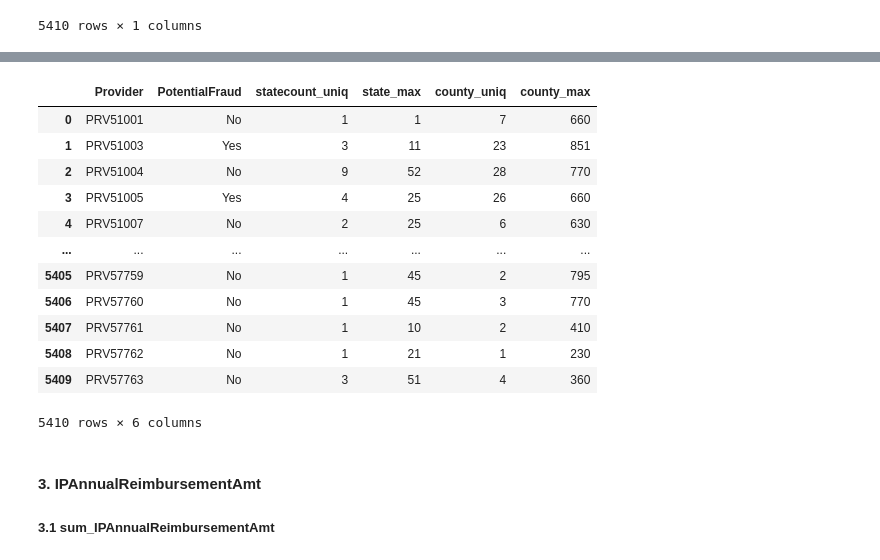
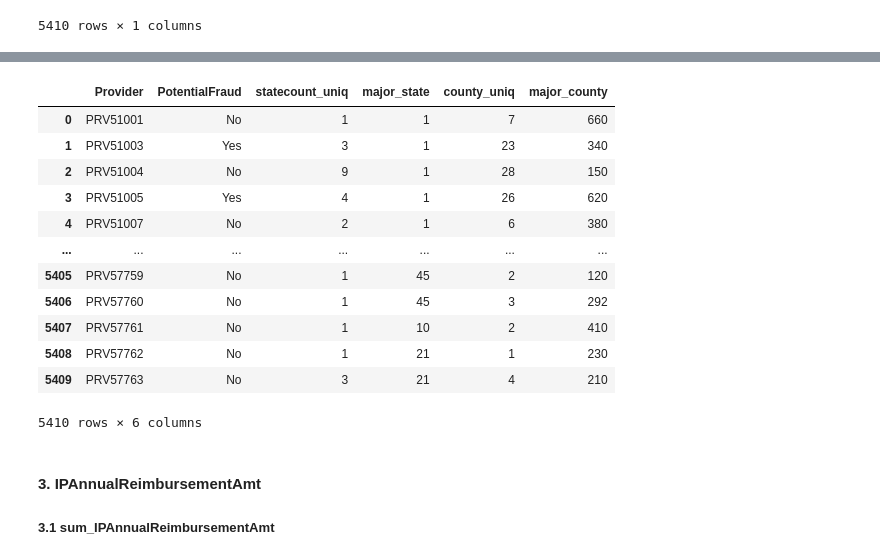
Before and after one commit to yang5hi/healthcare_provider_fraud_detection, a Jupyter notebook: provider_notebook_scc.ipynb, the cells around one changed output, grey strips where cells are left out. Cells and saved outputs as stored; diff of their text form; code cells hidden in the pictures.

```diff
--- a/provider_notebook_scc.ipynb
+++ b/provider_notebook_scc.ipynb
@@ -123,0 +127,5 @@ statedf_max
+# %%
+# drop state count column and rename the level_1 to major_state
+statedf_major=statedf_major[['Provider','level_1']]
+statedf_major=statedf_major.rename(columns={"level_1": "major_state"})
+statedf_major
@@ -124,5 +146,5 @@ statedf_max
 # %%
 # add column state_max to provider data.
-provider_scc_df=provider_scc_df.merge(statedf_max, on = 'Provider', how ='left')
+provider_scc_df=provider_scc_df.merge(statedf_major, on = 'Provider', how ='left')
 provider_scc_df
 # %% [output]
@@ -186,5 +208,5 @@ provider_scc_df
 # %%
-countydf_max= pd.DataFrame(merge_provider_df.groupby(['Provider']).County.max())
-countydf_max=countydf_max.rename(columns={"County": "county_max"})
-countydf_max
+countydf_major= pd.DataFrame(merge_provider_df.groupby(['Provider']).County.apply(lambda x: x.value_counts().head(1))\
+               .reset_index())
+countydf_major
 # %% [output]
@@ -204,0 +226,5 @@ countydf_max
+# %%
+# drop county count column and rename the level_1 to major_county
+countydf_major=countydf_major[['Provider','level_1']]
+countydf_major=countydf_major.rename(columns={"level_1": "major_county"})
+countydf_major
@@ -205,20 +245,20 @@ countydf_max
 # %%
-# add county_max to provider data.
-provider_scc_df=provider_scc_df.merge(countydf_max, on = 'Provider', how ='left')
+# add county_major to provider data.
+provider_scc_df=provider_scc_df.merge(countydf_major, on = 'Provider', how ='left')
 provider_scc_df
 # %% [output]
-|  | Provider | PotentialFraud | statecount_uniq | state_max | county_uniq | county_max |
+|  | Provider | PotentialFraud | statecount_uniq | major_state | county_uniq | major_county |
 | 0 | PRV51001 | No | 1 | 1 | 7 | 660 |
-| 1 | PRV51003 | Yes | 3 | 11 | 23 | 851 |
-| 2 | PRV51004 | No | 9 | 52 | 28 | 770 |
-| 3 | PRV51005 | Yes | 4 | 25 | 26 | 660 |
-| 4 | PRV51007 | No | 2 | 25 | 6 | 630 |
+| 1 | PRV51003 | Yes | 3 | 1 | 23 | 340 |
+| 2 | PRV51004 | No | 9 | 1 | 28 | 150 |
+| 3 | PRV51005 | Yes | 4 | 1 | 26 | 620 |
+| 4 | PRV51007 | No | 2 | 1 | 6 | 380 |
 | ... | ... | ... | ... | ... | ... | ... |
-| 5405 | PRV57759 | No | 1 | 45 | 2 | 795 |
-| 5406 | PRV57760 | No | 1 | 45 | 3 | 770 |
+| 5405 | PRV57759 | No | 1 | 45 | 2 | 120 |
+| 5406 | PRV57760 | No | 1 | 45 | 3 | 292 |
 | 5407 | PRV57761 | No | 1 | 10 | 2 | 410 |
 | 5408 | PRV57762 | No | 1 | 21 | 1 | 230 |
-| 5409 | PRV57763 | No | 3 | 51 | 4 | 360 |
+| 5409 | PRV57763 | No | 3 | 21 | 4 | 210 |
 5410 rows × 6 columns
 # %% [markdown]
 #### 3. IPAnnualReimbursementAmt
```
Also changed, not shown: parts of 15 cells of this notebook, 1 other file.
